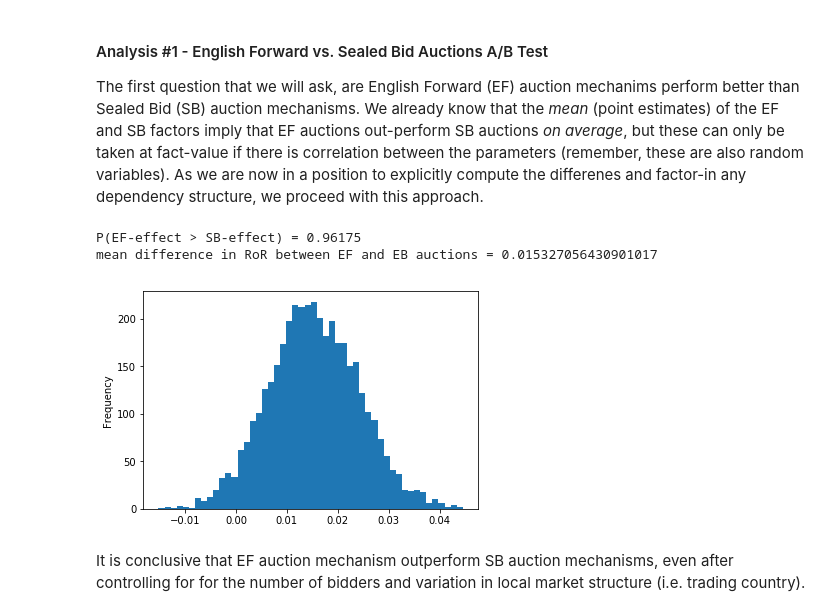
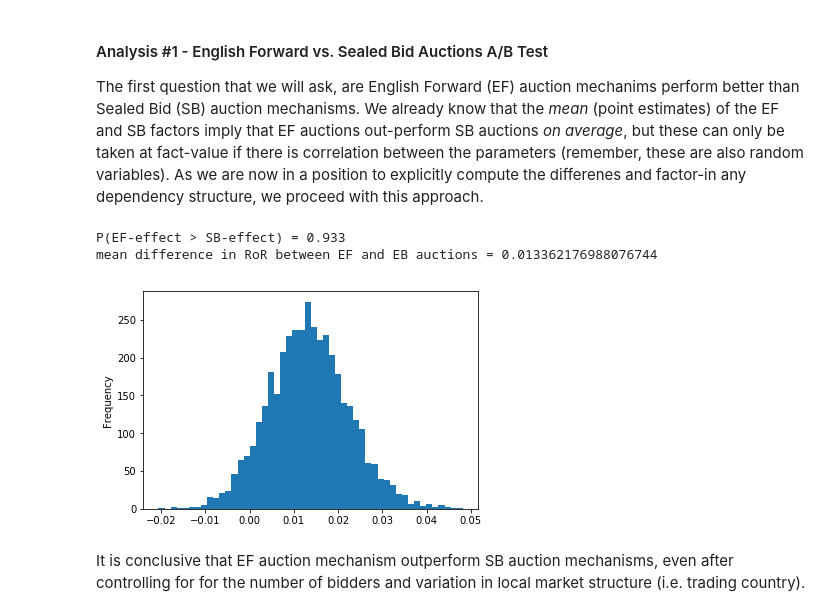
Before and after one commit to AlexIoannides/pymc-example-project, a Jupyter notebook: notebooks/pymc3_bayesian_data_workflow.ipynb, the cells around one changed output. Cells and saved outputs as stored; diff of their text form; code cells hidden in the pictures.

Commit message:
added log transform to RoR

```diff
--- a/notebooks/pymc3_bayesian_data_workflow.ipynb
+++ b/notebooks/pymc3_bayesian_data_workflow.ipynb
@@ -238,8 +244,7 @@ def cat_col_fact_names(df):
         return fact_names.tolist()
     df_cat = df.select_dtypes(include=['object'])
     X = df_cat.values
-    fact_name_cols = [(col_name, list_of_fact_names(col))
-                      for col_name, col in zip(df_cat.columns, X.T)]
+    fact_name_cols = [(col_name, list_of_fact_names(col)) for col_name, col in zip(df_cat.columns, X.T)]
     return dict(fact_name_cols)
 
 
@@ -249,7 +254,8 @@ def make_new_vars(df):
     return new_df
 
 
-bayes_data_pipe = Pipeline([
+# pipline for independent variables
+ivar_data_pipe = Pipeline([
     ('make_new_vars', FunctionTransformer(make_new_vars, validate=False)),
     ('union', FeatureUnion([
         ('num_vars', Pipeline([
@@ -263,6 +269,14 @@ bayes_data_pipe = Pipeline([
     ]))
 ])
 
+# piplines for dependent variable
+dvar_data_pipe = Pipeline([
+    ('log', FunctionTransformer(np.log, np.exp, validate=False))
+])
+
+dvar_itfm = dvar_data_pipe.inverse_transform
+
+# get variable names
 num_var_names = (
     make_new_vars(model_data[model_vars])
     .select_dtypes(exclude=['object'])
@@ -277,13 +291,16 @@ cat_var_names = (
 
 all_var_names = num_var_names + cat_var_names
 
+# get levels for categorical data
 cat_col_levels = cat_col_fact_names(make_new_vars(model_data[model_vars]))
 
-y = (model_data['RoR']
+# perform transformations
+y = (dvar_data_pipe
+     .fit_transform(model_data['RoR'])
      .values
      .reshape(-1, ))
 
-X = (bayes_data_pipe
+X = (ivar_data_pipe
      .fit_transform(model_data[model_vars]))
 
 X_df = pd.DataFrame(X, columns=all_var_names)
@@ -381,7 +417,7 @@ def run_or_load_mcmc(model_, draws_=1000, tune_=500, parallel_chains=2,
         except:
             print('creating backend: ' + path_to_filname)
             db = pm.backends.Text(path_to_filname)
-            trace = pm.sample(draws=draws_, tune=tune_, trace=db, njobs=4)
+            trace = pm.sample(draws=draws_, tune=tune_, trace=db, njobs=parallel_chains)
     return trace
 # %% [markdown]
 ### Model Specification #1 - Weakly Regularising Priors and Normal Likelihood
@@ -585,7 +616,7 @@ ror_model_robust_map
 #### Markov Chain Monte Carlo Model Analysis
 To get better diagnostics, we use Markov Chain Monte Carl (MCMC) techniques to simulate draw samples from the posterior distribution.
 # %%
-ror_model_robust_trace = run_or_load_mcmc(ror_model_robust)
+ror_model_robust_trace = run_or_load_mcmc(ror_model_robust, draws_=2000, tune_=1000)
 # %% [output]
 Auto-assigning NUTS sampler...
 Initializing NUTS using jitter+adapt_diag...
@@ -744,18 +776,18 @@ Now that we have chosen a model that we believe is the most representative of th
 The first question that we will ask, are English Forward (EF) auction mechanims perform better than Sealed Bid (SB) auction mechanisms. We already know that the *mean* (point estimates) of the EF and SB factors imply that EF auctions out-perform SB auctions *on average*, but these can only be taken at fact-value if there is correlation between the parameters (remember, these are also random variables). As we are now in a position to explicitly compute the differenes and factor-in any dependency structure, we proceed with this approach.
 # %%
 auction_mech_ab = pd.DataFrame(ror_model_robust_trace['alpha_auction_mech'], columns=['EF', 'SB'])
-auction_mech_ab['diff'] = auction_mech_ab['EF'] - auction_mech_ab['SB']
+auction_mech_ab['diff'] = dvar_itfm(auction_mech_ab['EF']) - dvar_itfm(auction_mech_ab['SB'])
 
 prob_EF_gt_SB = len(auction_mech_ab[auction_mech_ab['diff'] > 0]) / len(auction_mech_ab)
 mean_diff = auction_mech_ab['diff'].mean()
 print('P(EF-effect > SB-effect) = {}'.format(prob_EF_gt_SB))
 print('mean difference in RoR between EF and EB auctions = {}'.format(mean_diff))
 
 _ = auction_mech_ab['diff'].plot(kind='hist', bins=50)
 # %% [output]
-P(EF-effect > SB-effect) = 0.96175
-mean difference in RoR between EF and EB auctions = 0.015327056430901017
+P(EF-effect > SB-effect) = 0.933
+mean difference in RoR between EF and EB auctions = 0.013362176988076744
-[figure, old version]
+[figure, new version]
 # %% [markdown]
 It is conclusive that EF auction mechanism outperform SB auction mechanisms, even after controlling for for the number of bidders and variation in local market structure (i.e. trading country).
 # %% [markdown]
```
Also changed, not shown: parts of 43 cells of this notebook, 12 other files.
